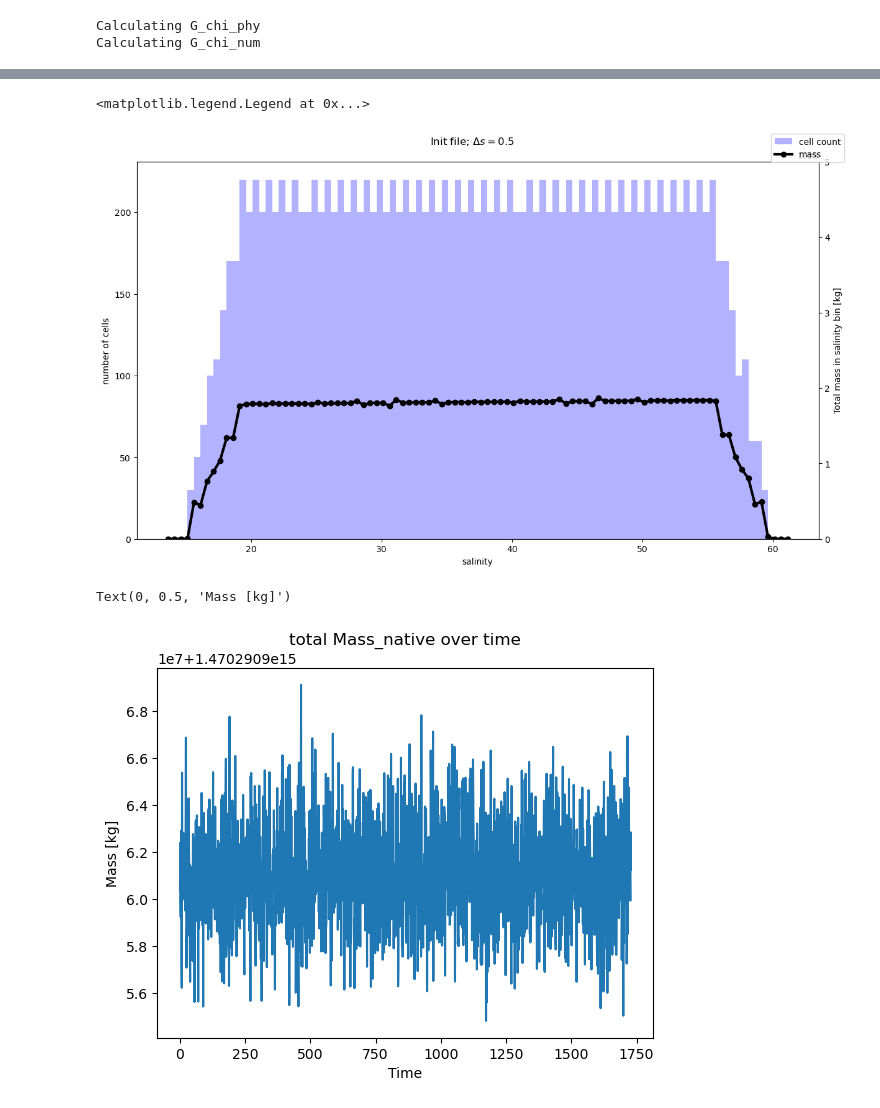
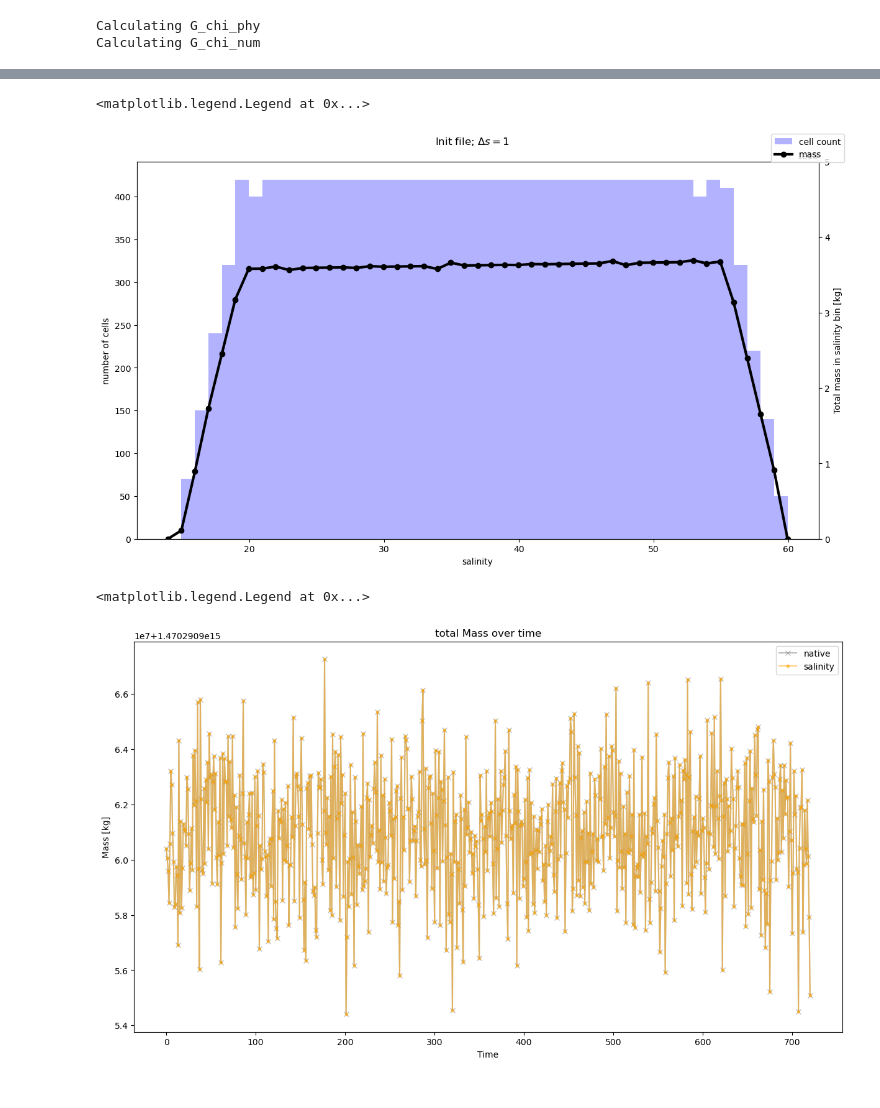
Before and after one commit to kailauyeda/WMT_DVD, a Jupyter notebook: bichan/analysis/preliminary_analysis.ipynb, the cells around one changed output, grey strips where cells are left out. Cells and saved outputs as stored; diff of their text form; code cells hidden in the pictures.

```diff
--- a/bichan/analysis/preliminary_analysis.ipynb
+++ b/bichan/analysis/preliminary_analysis.ipynb
@@ -101,9 +102,10 @@ def rename_time_avg_vars(avg_ds_output):
 
     return new_name_dict
 # %%
-filepath = '/pscratch/sd/k/kuyeda/WMT_DVD/bichan/10km/'
+sim_res = '10km'
+filepath = f'/pscratch/sd/k/kuyeda/WMT_DVD/bichan/{sim_res}/'
 # averaged values (time = 10*n + 5)
-avg_ds_output = xr.open_dataset(filepath + '/analysis_members/mpaso.hist.am.timeSeriesStatsCustomAvg_10km_channel.0001-01-01.nc',decode_times=False)
+avg_ds_output = xr.open_dataset(filepath + f'/analysis_members/mpaso.hist.am.timeSeriesStatsCustomAvg_{sim_res}_channel.0001-01-01.nc',decode_times=False)
 
 # rename variables to remove the "timeCustom_avg" and "activeTracer__" prefixes
 new_name_dict = rename_time_avg_vars(avg_ds_output)
@@ -124,7 +126,7 @@ avg_ds_output['salinity_P1'] = avg_ds_grid.interp(avg_ds_output.salinity, 'Z', b
 
 
 # snapshots at every timestep (dt = 10 mins)
-ss_ds_output = xr.open_dataset(filepath + '10km_channel_output.nc',decode_times=False)
+ss_ds_output = xr.open_dataset(filepath + f'{sim_res}_channel_output.nc',decode_times=False)
 
 # assign nVertLevelsP1 coordinates
 ss_ds_output = ss_ds_output.assign_coords({'nVertLevelsP1' : avg_ds_output.nVertLevelsP1})
@@ -139,13 +141,10 @@ ss_ds_output['salinity_P1'] = ss_ds_grid.interp(ss_ds_output.salinity, 'Z', boun
 # ffill (good practice but not applicable here because no bathymetry)
 ss_ds_output['salinity'] = ss_ds_output.salinity.ffill(dim= 'nVertLevels', limit = 1)
 
-mesh = xr.open_dataset(filepath + '10km_channel_init.nc')
+mesh = xr.open_dataset(filepath + f'{sim_res}_channel_init.nc')
 descriptor = mosaic.Descriptor(mesh, use_latlon=False)
 
 time_idx = 500
-
-# check init files
-init = xr.open_dataset(filepath + '10km_channel_init.nc')
 # %%
 for i in avg_ds_output.data_vars:
     if 'BR08' in i:
@@ -476,3 +600,12 @@ def calculate_G_chi_mix(chi_variable, rho_0, mesh, ds_output, target_coord_spaci
     G_chi_mix_ds = G_chi_mix_ds.assign_coords({'salinity_P1' : salinity_P1_trimmed})
 
     return G_chi_mix_ds
+# %%
+def calculate_dt(avg_ds_output):
+
+    time_format = '%Y-%m-%d_%H:%M:%S'
+    t0 = datetime.strptime(avg_ds_output.xtime[0].item().decode(), time_format)
+    t1 = datetime.strptime(avg_ds_output.xtime[1].item().decode(), time_format)
+
+    dt = (t1 - t0).total_seconds()
+    return dt
@@ -533,9 +707,9 @@ def find_min_max_idx(da):
 --------
 # %%
 rho_0 = 1026
-target_coord_spacing = 0.5
+target_coord_spacing = 1
 
-G_F_phy_ds, G_chi_phy_ds, G_chi_num_ds, G_phy_comp_ds = calculate_G_mix(rho_0, mesh, avg_ds_output, target_coord_spacing)
+G_F_phy_ds, G_chi_phy_ds, G_chi_num_ds, dM_dt_ds, G_F_num_ds, budget_ds = calculate_G_mix(rho_0, mesh, avg_ds_output, target_coord_spacing)
 # %% [output]
 Calculating G_chi_phy
 Calculating G_chi_num
@@ -587,3 +716,5 @@ avg_ds_output.salinity.isel(Time=0).plot.hist(bins = target_coords);
+# %%
+mass, mass_transform, dM_dt = calculate_dM_dt(mesh, avg_ds_output, ss_ds_output, target_coord_spacing)
 # %%
 mass_transform.mean(dim='nCells').plot(y='salinity')
 plt.gca().invert_yaxis()
@@ -600,7 +723,7 @@ Text(0, 0.5, 'Mass')
 # %%
 fig, ax1 = plt.subplots(nrows=1, ncols=1, constrained_layout=True, figsize=(12,7))
 
-init.salinity.plot.hist(ax=ax1, bins=target_coords,alpha=0.3, color='blue', label ='cell count');
+mesh.salinity.plot.hist(ax=ax1, bins=target_coords,alpha=0.3, color='blue', label ='cell count');
 ax1.set_ylabel('number of cells')
 
 ax2 = ax1.twinx()
@@ -613,11 +736,14 @@ fig.suptitle(r'Init file; $\Delta s =$'+ str(target_coord_spacing))
 fig.legend()
 # %% [output]
 <matplotlib.legend.Legend at 0x...>
-[figure, old version]
+[figure, new version]
 # %%
-mass.sum(dim=['nCells','nVertLevels']).plot()
-plt.title('total Mass_native over time')
-plt.ylabel('Mass [kg]')
+fig, ax = plt.subplots(nrows=1, ncols=1, constrained_layout=True,figsize=(12,7))
+mass.sum(dim=['nCells','nVertLevels']).plot(label='native', alpha=0.5, color='gray',marker='x')
+mass_transform.sum(dim=['nCells','salinity']).plot(label='salinity', alpha=0.5, color='orange',marker='.')
+ax.set_title('total Mass over time')
+ax.set_ylabel('Mass [kg]')
+ax.legend()
 # %% [output]
-Text(0, 0.5, 'Mass [kg]')
+<matplotlib.legend.Legend at 0x...>
-[figure, old version]
+[figure, new version]
```
Also changed, not shown: parts of 39 cells of this notebook, 1 other file.
